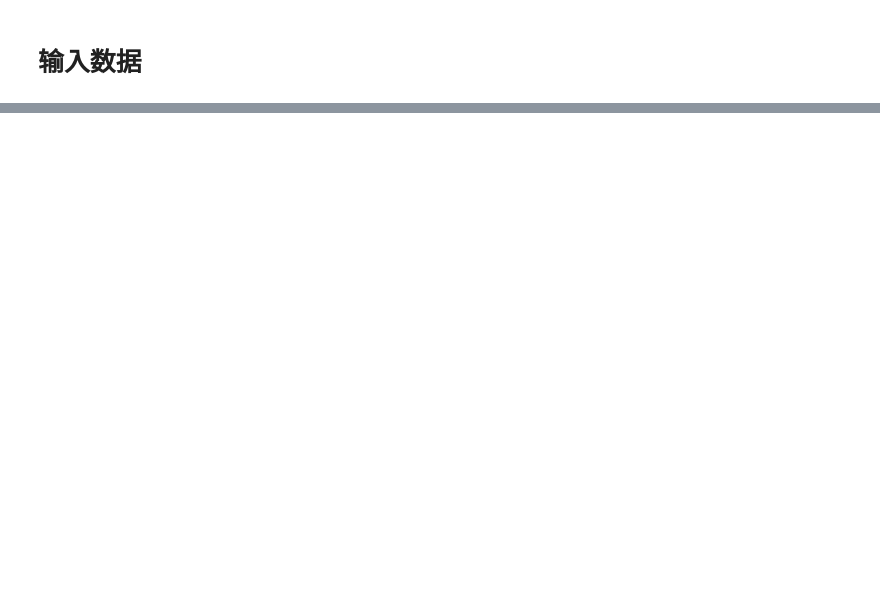
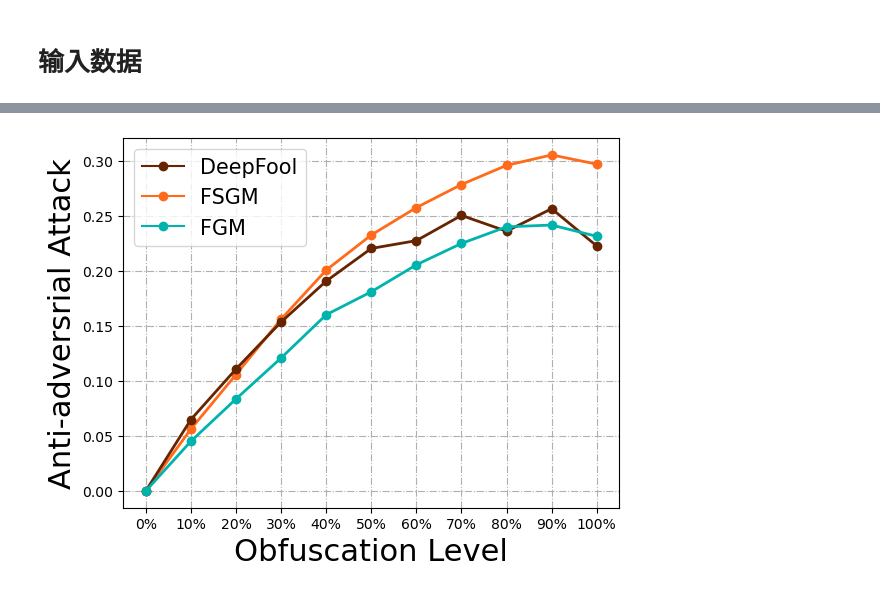
Before and after one commit to Q1ngS0ng/draw-pics-like-a-human, a Jupyter notebook: draw/line_chart.ipynb, the cells around one changed output, grey strips where cells are left out. Cells and saved outputs as stored; diff of their text form; code cells hidden in the pictures; blank space fills up the shorter version.

```diff
--- a/draw/line_chart.ipynb
+++ b/draw/line_chart.ipynb
@@ -142,0 +178,89 @@ plt.show()
+# %%
+size = 22
+def cnn_draw():
+    # similarity
+    x_aix = ["0%" ,"10%", "20%", "30%", "40%", "50%","60%", "70%", "80%", "90%", "100%"]
+    # COLOR
+    add_c = "#662400"
+    filter_c = "#B33F00"
+    unit_c = "#FF6B1A"
+    neuron_c = "#006663"
+    sep_c = "#00B3AD"
+
+    # PLT
+    plt.figure()
+    plt.xlabel("Obfuscation Level", fontdict={'size':size})
+    plt.ylabel("Anti-adversrial Attack", fontdict={'size':size})
+    plt.grid(linestyle='-.')
+    # plt.plot(x_aix,#x轴
+    #          neuron,#y轴
+    #          linestyle='-',  # 折线类型
+    #          linewidth=2,  # 折线宽度
+    #          marker = 'o',
+    #          color=neuron_c,  # 折线颜色
+    #          markersize=6,  # 点的大小
+    #          markeredgecolor=neuron_c,  # 点的边框色
+    #          markerfacecolor=neuron_c,  # 点的填充色
+    #          label='Neuron'
+    #          )
+
+    # plt.plot(x_aix,#x轴
+    #          filter,#y轴
+    #          linestyle='-',  # 折线类型
+    #          linewidth=2,  # 折线宽度
+    #          marker='o',
+    #          color=filter_c,  # 折线颜色
+    #          markersize=6,  # 点的大小
+    #          markeredgecolor=filter_c,  # 点的边框色
+    #          markerfacecolor=filter_c,  # 点的填充色
+    #          label='Filter'
+    #          )
+
+    plt.plot(x_aix,#x轴
+             dnn_fgsm,#y轴
+             linestyle='-',  # 折线类型
+             linewidth=2,  # 折线宽度
+             marker='o',
+             color=unit_c,  # 折线颜色
+             markersize=6,  # 点的大小
+             markeredgecolor=unit_c,  # 点的边框色
+             markerfacecolor=unit_c,  # 点的填充色
+             )
+    plt.plot(x_aix,#x轴
+             dnn_deepfool,#y轴
+             linestyle='-',  # 折线类型
+             linewidth=2,  # 折线宽度
+             marker='o',
+             color=add_c,  # 折线颜色
+             markersize=6,  # 点的大小
+             markeredgecolor=add_c,  # 点的边框色
+             markerfacecolor=add_c,  # 点的填充色
+             )
+    plt.plot(x_aix,#x轴
+             dnn_fgm,#y轴
+             linestyle='-',  # 折线类型
+             linewidth=2,  # 折线宽度
+             marker='o',
+             color=sep_c,  # 折线颜色
+             markersize=6,  # 点的大小
+             markeredgecolor=sep_c,  # 点的边框色
+             markerfacecolor=sep_c,  # 点的填充色
+             )
+    # plt.title('Similarity Test', fontdict={'size':size})
+
+    # LEGEND
+    custom_lines = [Line2D([0], [0], marker='o', color=add_c, markeredgecolor=add_c, markerfacecolor=add_c,
+                           label='DeepFool'),
+                    Line2D([0], [0], marker='o', color=unit_c, markeredgecolor=unit_c, markerfacecolor=unit_c,
+                           label='FSGM'),
+                    Line2D([0], [0], marker='o', color=sep_c, markeredgecolor=sep_c, markerfacecolor=sep_c,
+                           label='FGM')]
+    plt.legend(handles=custom_lines, loc='best', frameon=True, prop = {'size':15})
+
+    # SAVE
+    plt.savefig('./dnn_adv.pdf', dpi=300)
+    plt.show()
+
+cnn_draw()
+# %% [output]
+[figure, added]
```
Also changed, not shown: parts of 7 cells of this notebook, 5 other files.
